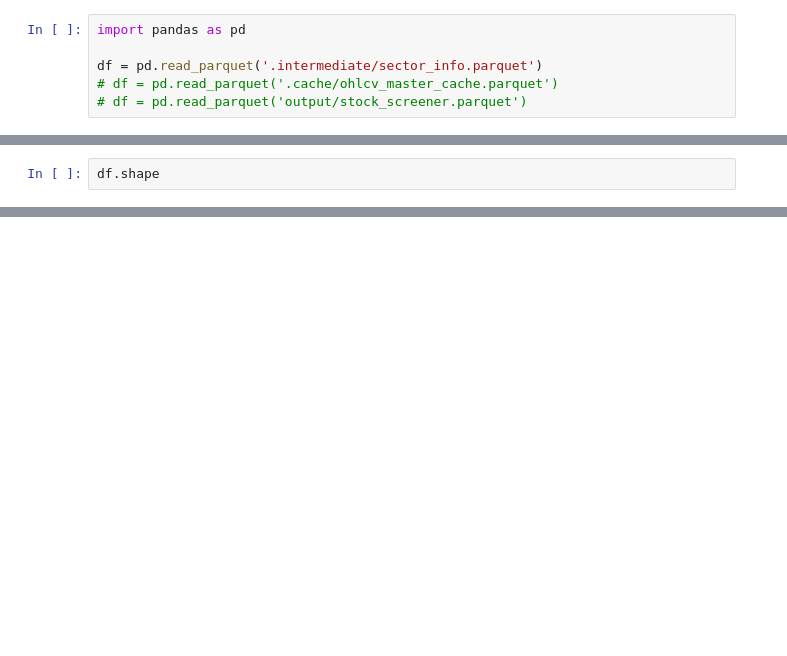
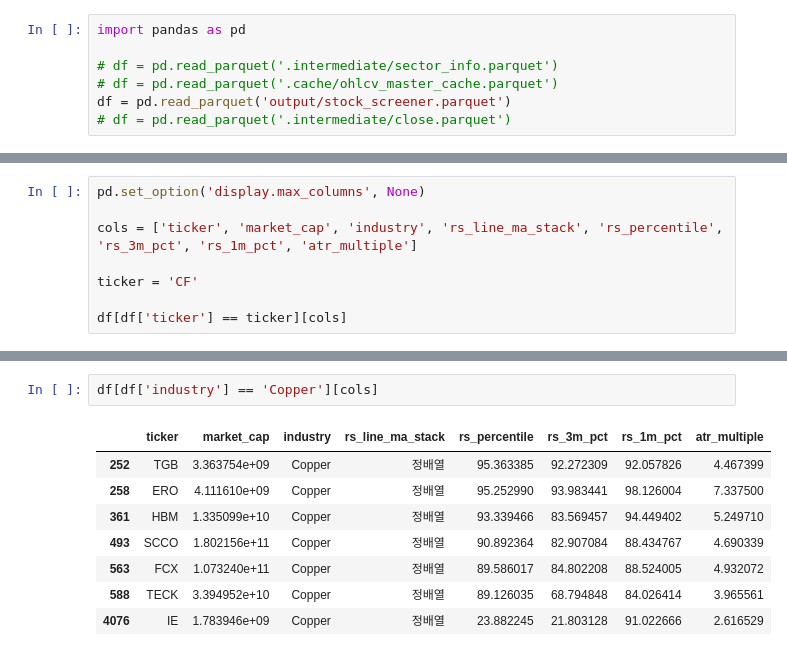
Before and after one commit to kimdw92/stock-dashboard, a Jupyter notebook: eda.ipynb, the cells around one changed output, grey strips where cells are left out. Cells and saved outputs as stored; diff of their text form; blank space fills up the shorter version.

```diff
--- a/eda.ipynb
+++ b/eda.ipynb
@@ -1,6 +1,7 @@
 # %%
 import pandas as pd
 
-df = pd.read_parquet('.intermediate/sector_info.parquet')
+# df = pd.read_parquet('.intermediate/sector_info.parquet')
 # df = pd.read_parquet('.cache/ohlcv_master_cache.parquet')
-# df = pd.read_parquet('output/stock_screener.parquet')
+df = pd.read_parquet('output/stock_screener.parquet')
+# df = pd.read_parquet('.intermediate/close.parquet')
@@ -16,3 +8,9 @@ df.head()
 # %%
-df.shape
+pd.set_option('display.max_columns', None)
+
+cols = ['ticker', 'market_cap', 'industry', 'rs_line_ma_stack', 'rs_percentile', 'rs_3m_pct', 'rs_1m_pct', 'atr_multiple']
+
+ticker = 'CF'
+
+df[df['ticker'] == ticker][cols]
 # %% [output]
@@ -19,0 +19,11 @@ df.shape
+# %%
+df[df['industry'] == 'Copper'][cols]
+# %% [output]
+|  | ticker | market_cap | industry | rs_line_ma_stack | rs_percentile | rs_3m_pct | rs_1m_pct | atr_multiple |
+| 252 | TGB | 3.363754e+09 | Copper | 정배열 | 95.363385 | 92.272309 | 92.057826 | 4.467399 |
+| 258 | ERO | 4.111610e+09 | Copper | 정배열 | 95.252990 | 93.983441 | 98.126004 | 7.337500 |
+| 361 | HBM | 1.335099e+10 | Copper | 정배열 | 93.339466 | 83.569457 | 94.449402 | 5.249710 |
+| 493 | SCCO | 1.802156e+11 | Copper | 정배열 | 90.892364 | 82.907084 | 88.434767 | 4.690339 |
+| 563 | FCX | 1.073240e+11 | Copper | 정배열 | 89.586017 | 84.802208 | 88.524005 | 4.932072 |
+| 588 | TECK | 3.394952e+10 | Copper | 정배열 | 89.126035 | 68.794848 | 84.026414 | 3.965561 |
+| 4076 | IE | 1.783946e+09 | Copper | 정배열 | 23.882245 | 21.803128 | 91.022666 | 2.616529 |
```
Also changed, not shown: parts of 3 cells of this notebook, 8 other files.
